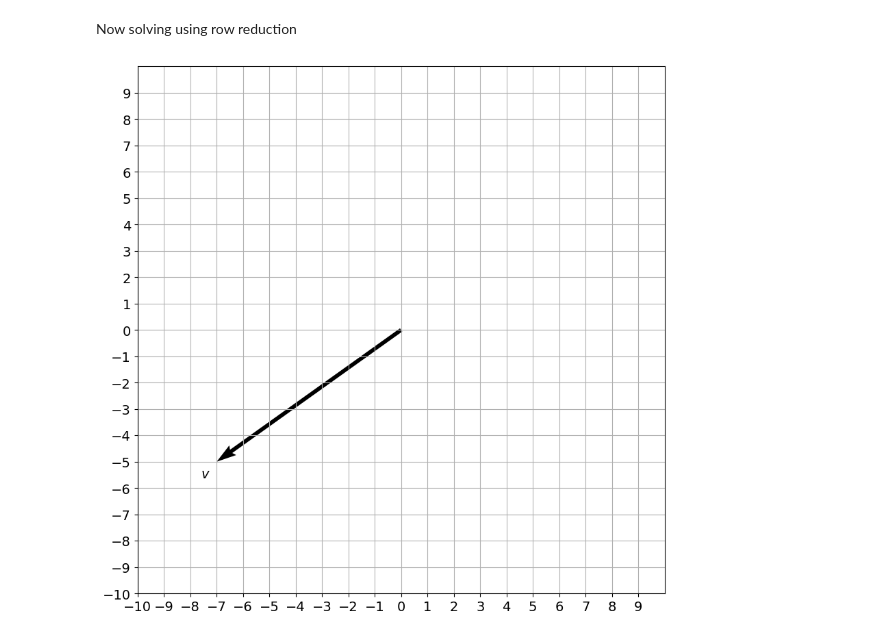
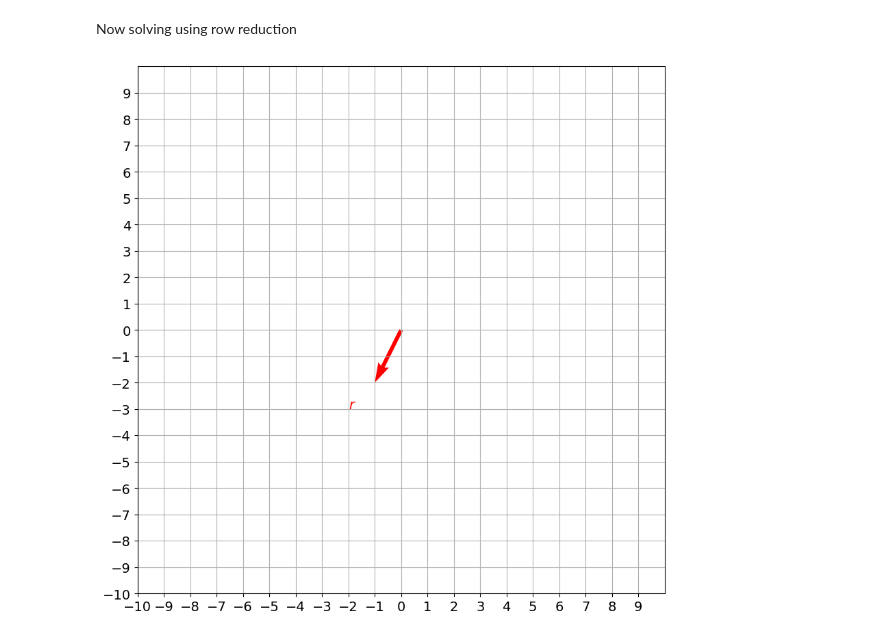
Before and after one commit to UsamaAliK/Numpy, a Jupyter notebook: NUMPY.ipynb, the cells around one changed output. Cells and saved outputs as stored; diff of their text form; code cells hidden in the pictures.

```diff
--- a/NUMPY.ipynb
+++ b/NUMPY.ipynb
@@ -602,26 +602,26 @@ Now solving using row reduction
 # %%
 import matplotlib.pyplot as plt
 
 def plot_vectors(list_v, list_label, list_color):
     _, ax = plt.subplots(figsize=(10, 10))
     ax.tick_params(axis='x', labelsize=14)
     ax.tick_params(axis='y', labelsize=14)
     ax.set_xticks(np.arange(-10, 10))
     ax.set_yticks(np.arange(-10, 10))
 
 
     plt.axis([-10, 10, -10, 10])
     for i, v in enumerate(list_v):
-        sgn = 0.4 * np.array([[1] if i==0 else [i] for i in np.sign(v)])
+        sgn =  np.array([[1] if i==0 else [i] for i in np.sign(v)])
         plt.quiver(v[0], v[1], color=list_color[i], angles='xy', scale_units='xy', scale=1)
-        ax.text(v[0]-0.2+sgn[0], v[1]-0.2+sgn[1], list_label[i], fontsize=14, color=list_color[i])
+        ax.text(v[0]+sgn[0], v[1]+sgn[1], list_label[i], fontsize=14, color=list_color[i])
 
     plt.grid()
     plt.gca().set_aspect("equal")
     plt.show()
 
-v = np.array([[-7],[-5]])
+v = np.array([[-1],[-2]])
 # Arguments: list of vectors as NumPy arrays, labels, colors.
-plot_vectors([v], [f"$v$"], ["black"])
+plot_vectors([v], [f"$r$"], ["red"])
 # %% [output]
-[figure, old version]
+[figure, new version]
```
Also changed, not shown: parts of 19 cells of this notebook.
